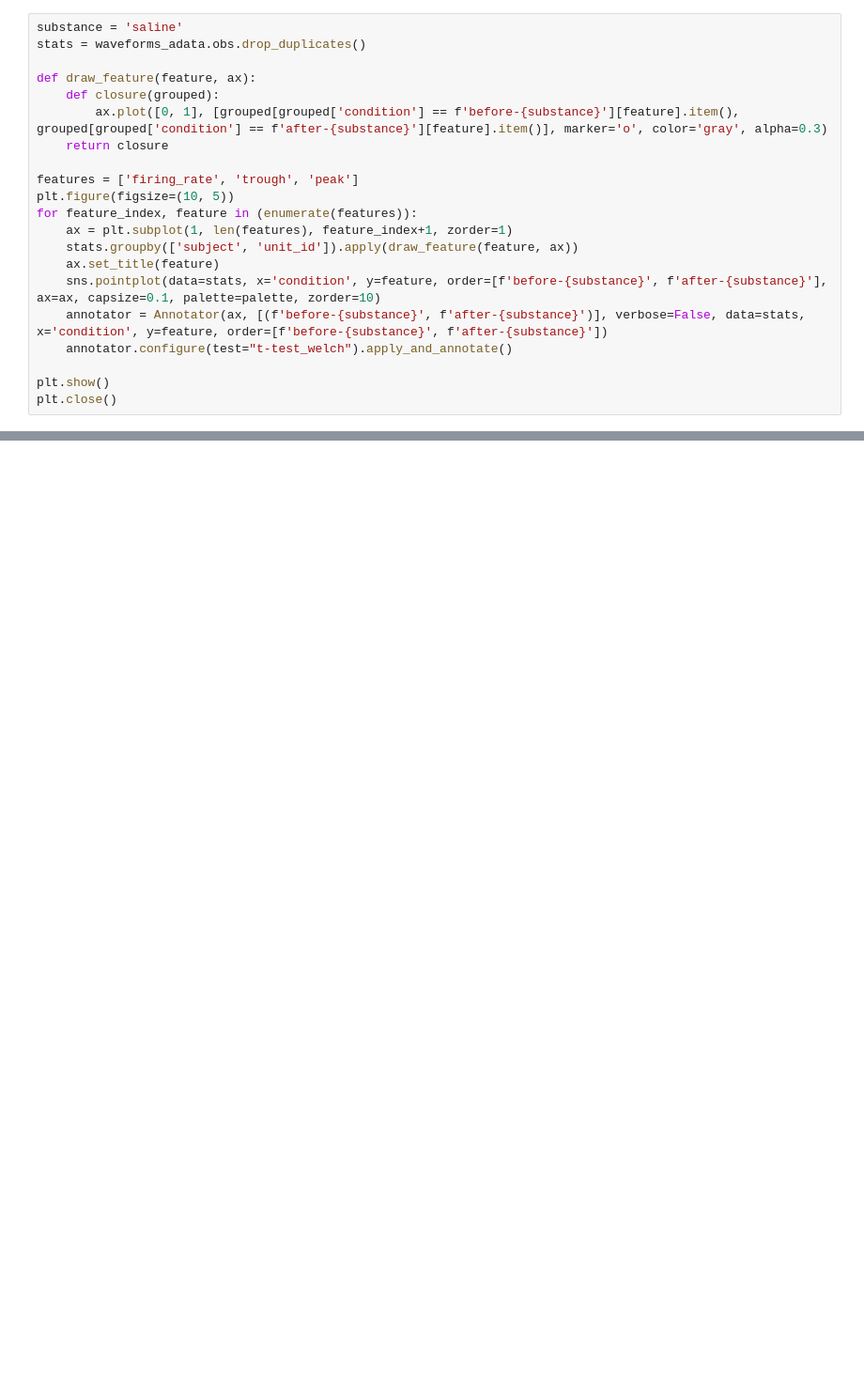
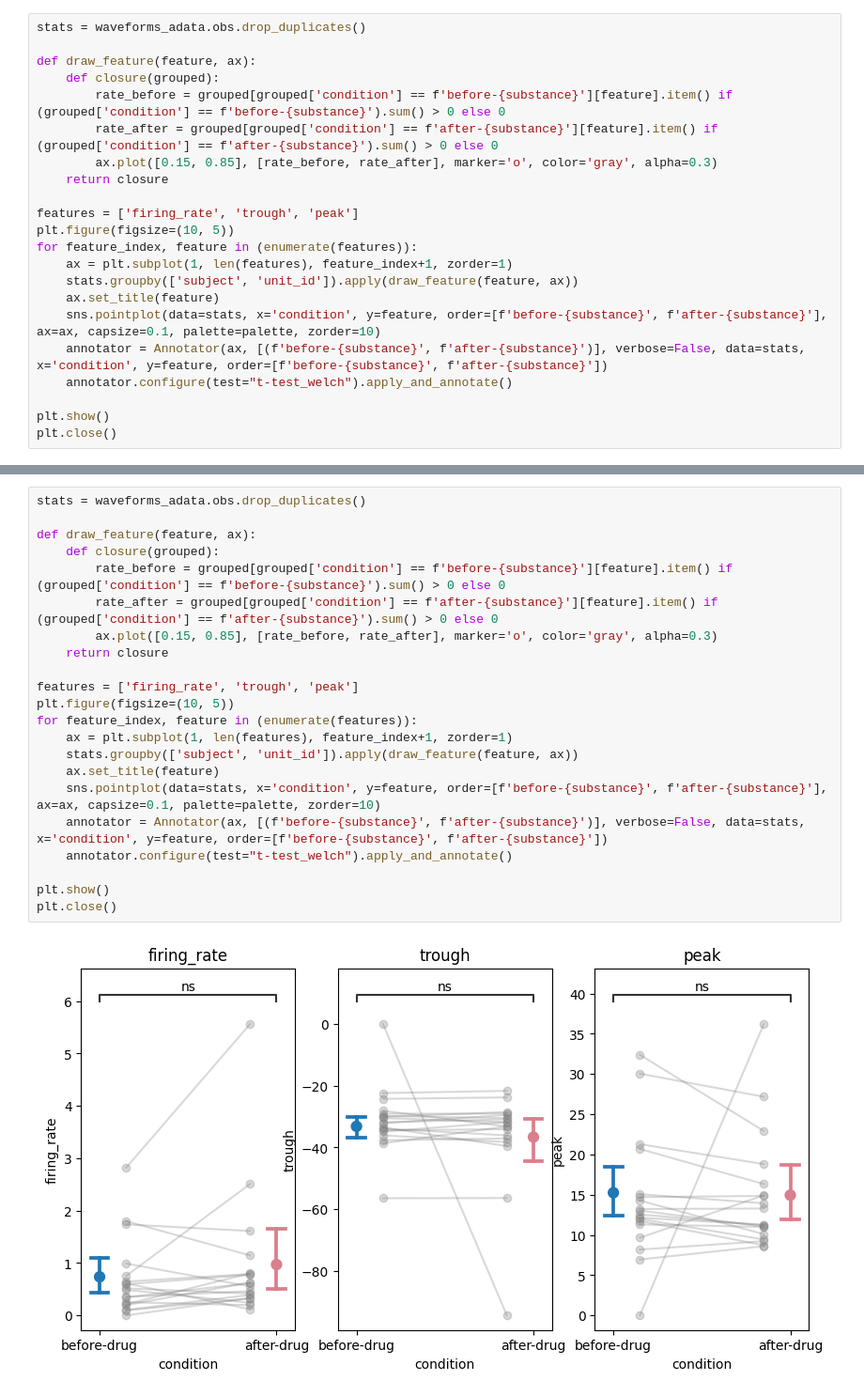
Before and after one commit to xinhez/Ghost_Project-2, a Jupyter notebook: plot_2nd_deepbrain.ipynb, the cells around one changed output, grey strips where cells are left out. Shown at 94% size. Drawn from its saved outputs; the diff is of its cells as text; blank space fills up the shorter version.

```diff
--- a/plot_2nd_deepbrain.ipynb
+++ b/plot_2nd_deepbrain.ipynb
@@ -161,10 +143,11 @@ plt.close('all')
 # %%
-substance = 'saline'
 stats = waveforms_adata.obs.drop_duplicates()
 
 def draw_feature(feature, ax):
     def closure(grouped):
-        ax.plot([0, 1], [grouped[grouped['condition'] == f'before-{substance}'][feature].item(), grouped[grouped['condition'] == f'after-{substance}'][feature].item()], marker='o', color='gray', alpha=0.3)
+        rate_before = grouped[grouped['condition'] == f'before-{substance}'][feature].item() if (grouped['condition'] == f'before-{substance}').sum() > 0 else 0
+        rate_after = grouped[grouped['condition'] == f'after-{substance}'][feature].item() if (grouped['condition'] == f'after-{substance}').sum() > 0 else 0
+        ax.plot([0.15, 0.85], [rate_before, rate_after], marker='o', color='gray', alpha=0.3)
     return closure
 
 features = ['firing_rate', 'trough', 'peak']
@@ -242,0 +300,24 @@ plt.show()
+# %%
+stats = waveforms_adata.obs.drop_duplicates()
+
+def draw_feature(feature, ax):
+    def closure(grouped):
+        rate_before = grouped[grouped['condition'] == f'before-{substance}'][feature].item() if (grouped['condition'] == f'before-{substance}').sum() > 0 else 0
+        rate_after = grouped[grouped['condition'] == f'after-{substance}'][feature].item() if (grouped['condition'] == f'after-{substance}').sum() > 0 else 0
+        ax.plot([0.15, 0.85], [rate_before, rate_after], marker='o', color='gray', alpha=0.3)
+    return closure
+
+features = ['firing_rate', 'trough', 'peak']
+plt.figure(figsize=(10, 5))
+for feature_index, feature in (enumerate(features)):
+    ax = plt.subplot(1, len(features), feature_index+1, zorder=1)
+    stats.groupby(['subject', 'unit_id']).apply(draw_feature(feature, ax))
+    ax.set_title(feature)
+    sns.pointplot(data=stats, x='condition', y=feature, order=[f'before-{substance}', f'after-{substance}'], ax=ax, capsize=0.1, palette=palette, zorder=10)
+    annotator = Annotator(ax, [(f'before-{substance}', f'after-{substance}')], verbose=False, data=stats, x='condition', y=feature, order=[f'before-{substance}', f'after-{substance}'])
+    annotator.configure(test="t-test_welch").apply_and_annotate()
+
+plt.show()
+plt.close()
+# %% [output]
+[figure, added]
```
Also changed, not shown: parts of 11 cells of this notebook, 2 other files.
